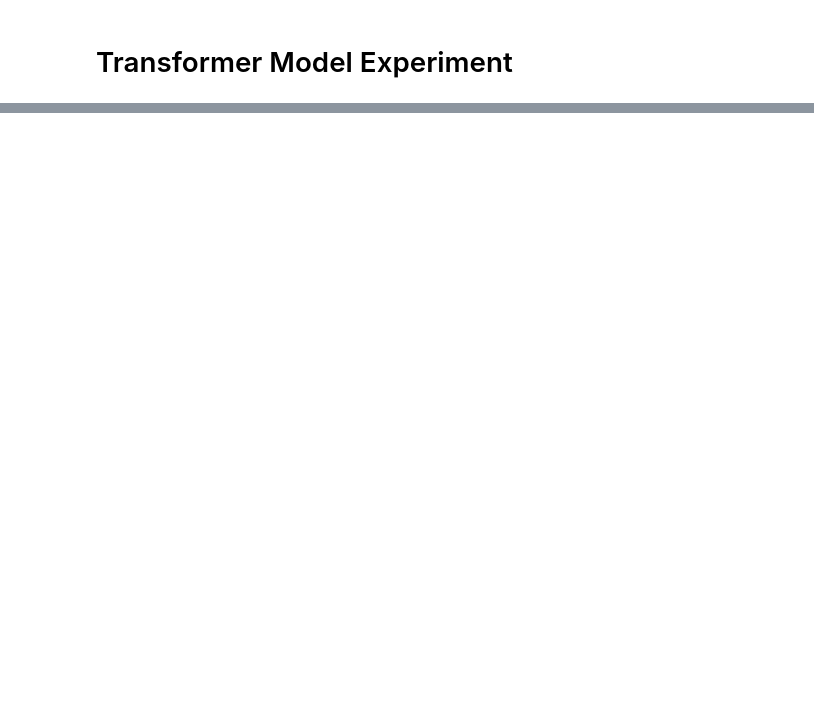
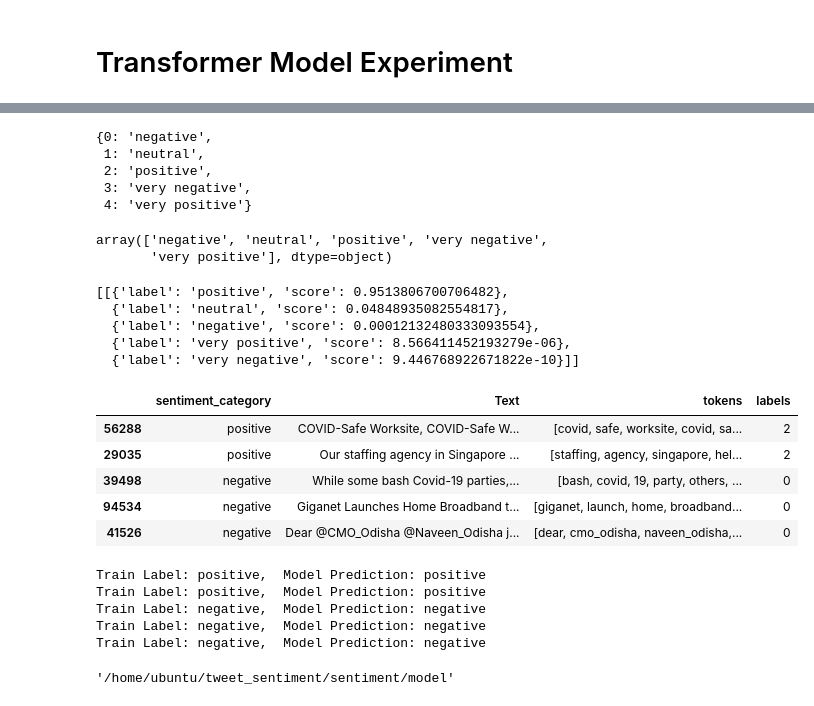
Before and after one commit to JL1829/tweet_sentiment, a Jupyter notebook: sentiment/model/transformer.ipynb, the cells around one changed output, grey strips where cells are left out. Drawn from its saved outputs; the diff is of its cells as text; code cells hidden in the pictures; blank space fills up the shorter version.

```diff
--- a/sentiment/model/transformer.ipynb
+++ b/sentiment/model/transformer.ipynb
@@ -96,0 +133,5 @@ memory usage: 3.7+ MB
+# %%
+from sklearn.model_selection import train_test_split
+
+train, test = train_test_split(df, test_size=0.1)
+train.info()
@@ -208,0 +366,50 @@ tokenized_dataset['train'][0]
+# %%
+id2label
+# %% [output]
+{0: 'negative',
+ 1: 'neutral',
+ 2: 'positive',
+ 3: 'very negative',
+ 4: 'very positive'}
+# %%
+le.classes_
+# %% [output]
+array(['negative', 'neutral', 'positive', 'very negative',
+       'very positive'], dtype=object)
+# %%
+from transformers import TextClassificationPipeline
+model.to("cpu")
+
+
+pipeline = TextClassificationPipeline(model=model, tokenizer=tokenizer, top_k=len(le.classes_))
+pipeline(test.iloc[0].Text)
+# %% [output]
+[[{'label': 'positive', 'score': 0.9513806700706482},
+  {'label': 'neutral', 'score': 0.04848935082554817},
+  {'label': 'negative', 'score': 0.00012132480333093554},
+  {'label': 'very positive', 'score': 8.566411452193279e-06},
+  {'label': 'very negative', 'score': 9.446768922671822e-10}]]
+# %%
+test.head()
+# %% [output]
+|  | sentiment_category | Text | tokens | labels |
+| 56288 | positive | COVID-Safe Worksite, COVID-Safe W... | [covid, safe, worksite, covid, sa... | 2 |
+| 29035 | positive | Our staffing agency in Singapore ... | [staffing, agency, singapore, hel... | 2 |
+| 39498 | negative | While some bash Covid-19 parties,... | [bash, covid, 19, party, others, ... | 0 |
+| 94534 | negative | Giganet Launches Home Broadband t... | [giganet, launch, home, broadband... | 0 |
+| 41526 | negative | Dear @CMO_Odisha @Naveen_Odisha j... | [dear, cmo_odisha, naveen_odisha,... | 0 |
+# %%
+for i in range(5):
+    predict = pipeline(test.iloc[i].Text)
+    print(f'Train Label: {test.iloc[i].sentiment_category},\tModel Prediction: {predict[0][0]["label"]}')
+# %% [output]
+Train Label: positive,  Model Prediction: positive
+Train Label: positive,  Model Prediction: positive
+Train Label: negative,  Model Prediction: negative
+Train Label: negative,  Model Prediction: negative
+Train Label: negative,  Model Prediction: negative
+# %%
+import os
+os.getcwd()
+# %% [output]
+'/home/ubuntu/tweet_sentiment/sentiment/model'
```
Also changed, not shown: parts of 44 cells of this notebook, 5 other files.
